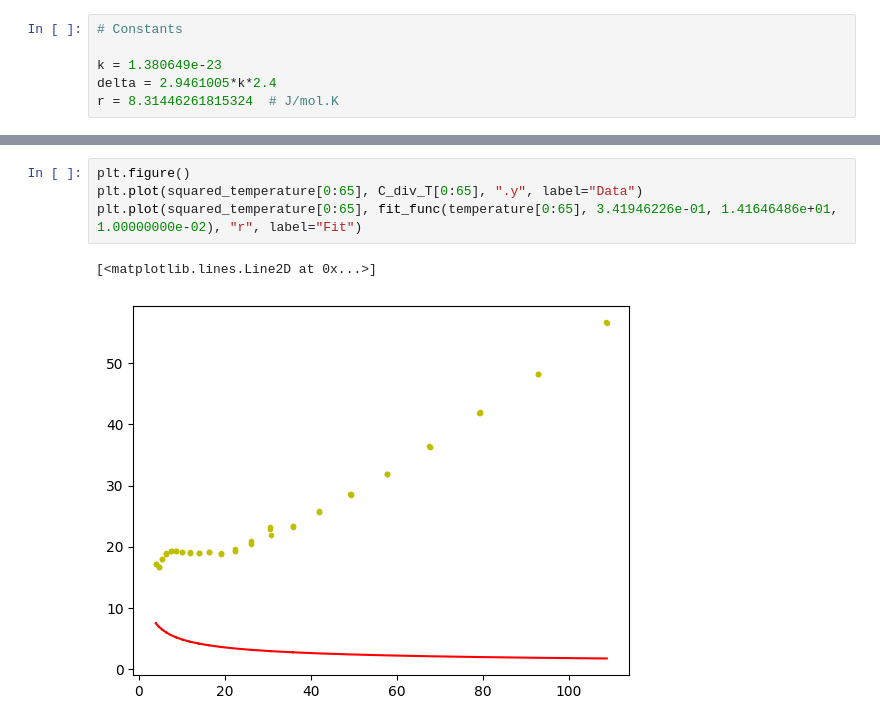
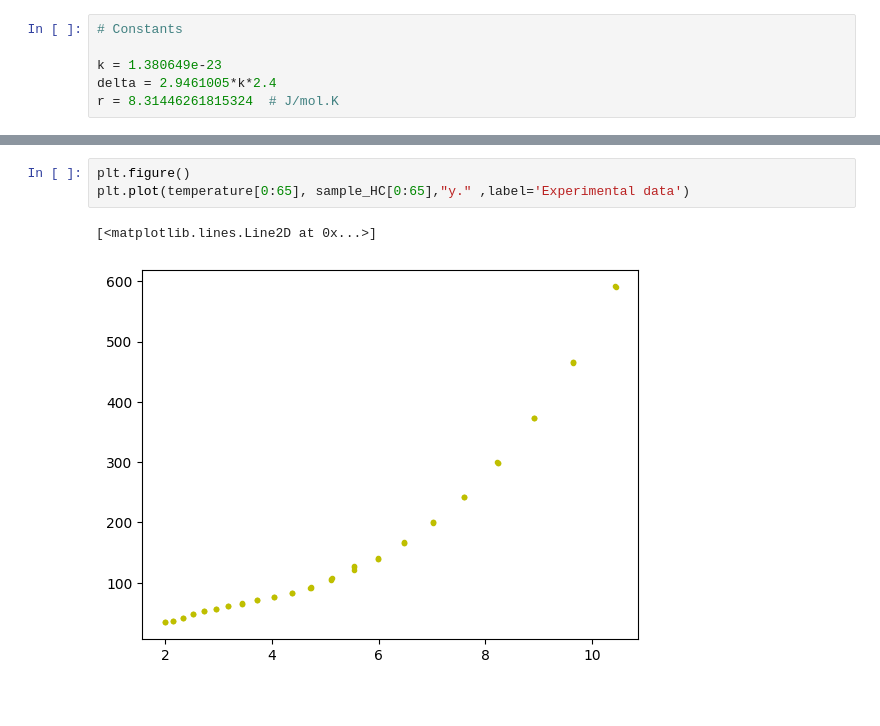
Before and after one commit to Gamal-on/YBCO, a Jupyter notebook: near0_analysis.ipynb, the cells around one changed output, grey strips where cells are left out. Cells and saved outputs as stored; diff of their text form.

```diff
--- a/near0_analysis.ipynb
+++ b/near0_analysis.ipynb
@@ -48,7 +29,6 @@ print(res)
-# %%
-plt.figure()
-plt.plot(squared_temperature[0:65], C_div_T[0:65], ".y", label="Data")
-plt.plot(squared_temperature[0:65], fit_func(temperature[0:65], 3.41946226e-01, 1.41646486e+01, 1.00000000e-02), "r", label="Fit")
-# %% [output]
-[<matplotlib.lines.Line2D at 0x...>]
-[figure, removed]
+# %%
+plt.figure()
+plt.plot(temperature[0:65], sample_HC[0:65],"y." ,label='Experimental data')
+# %% [output]
+[<matplotlib.lines.Line2D at 0x...>]
+[figure, added]
```
Also changed, not shown: parts of 6 cells of this notebook.
